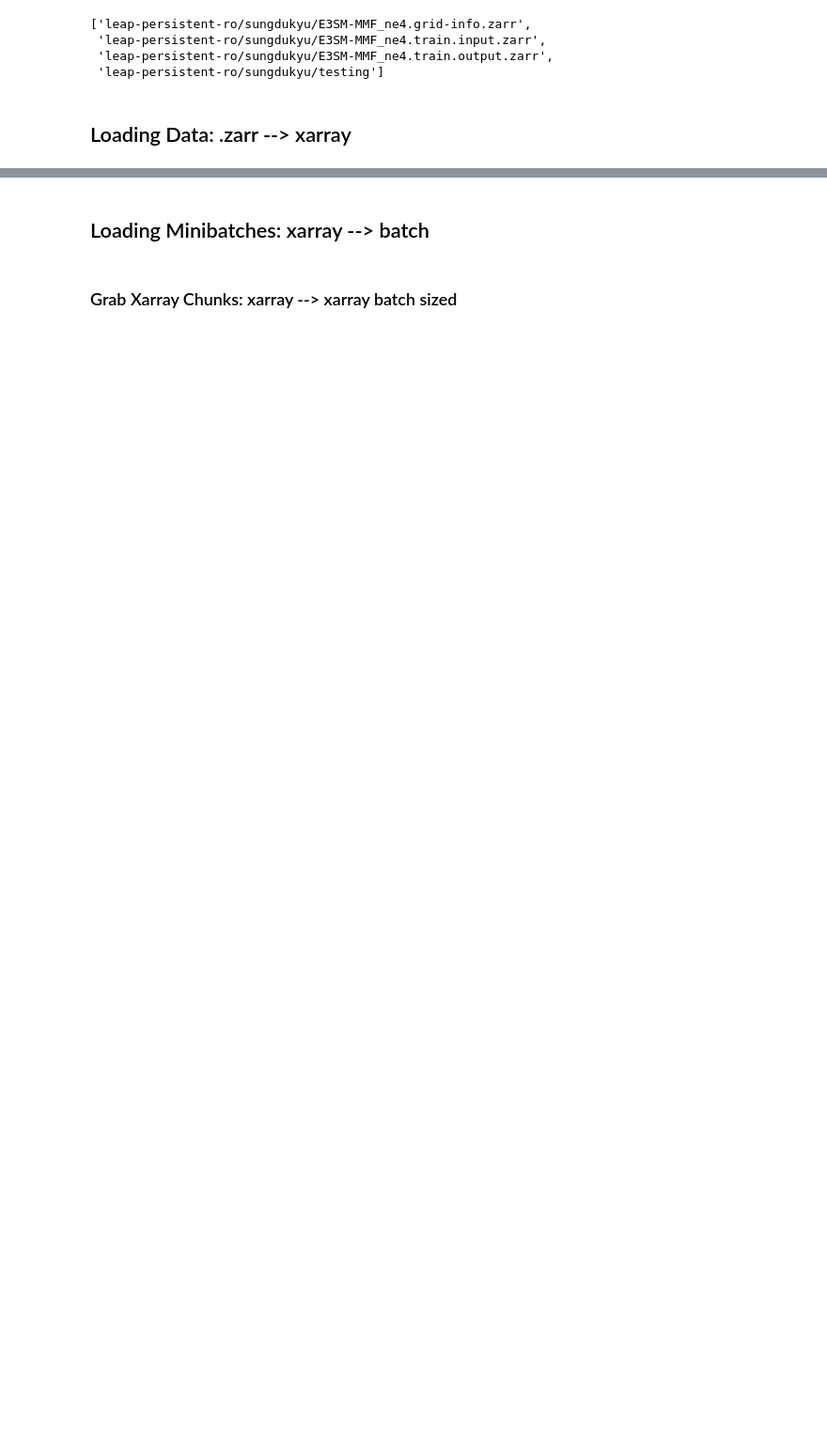
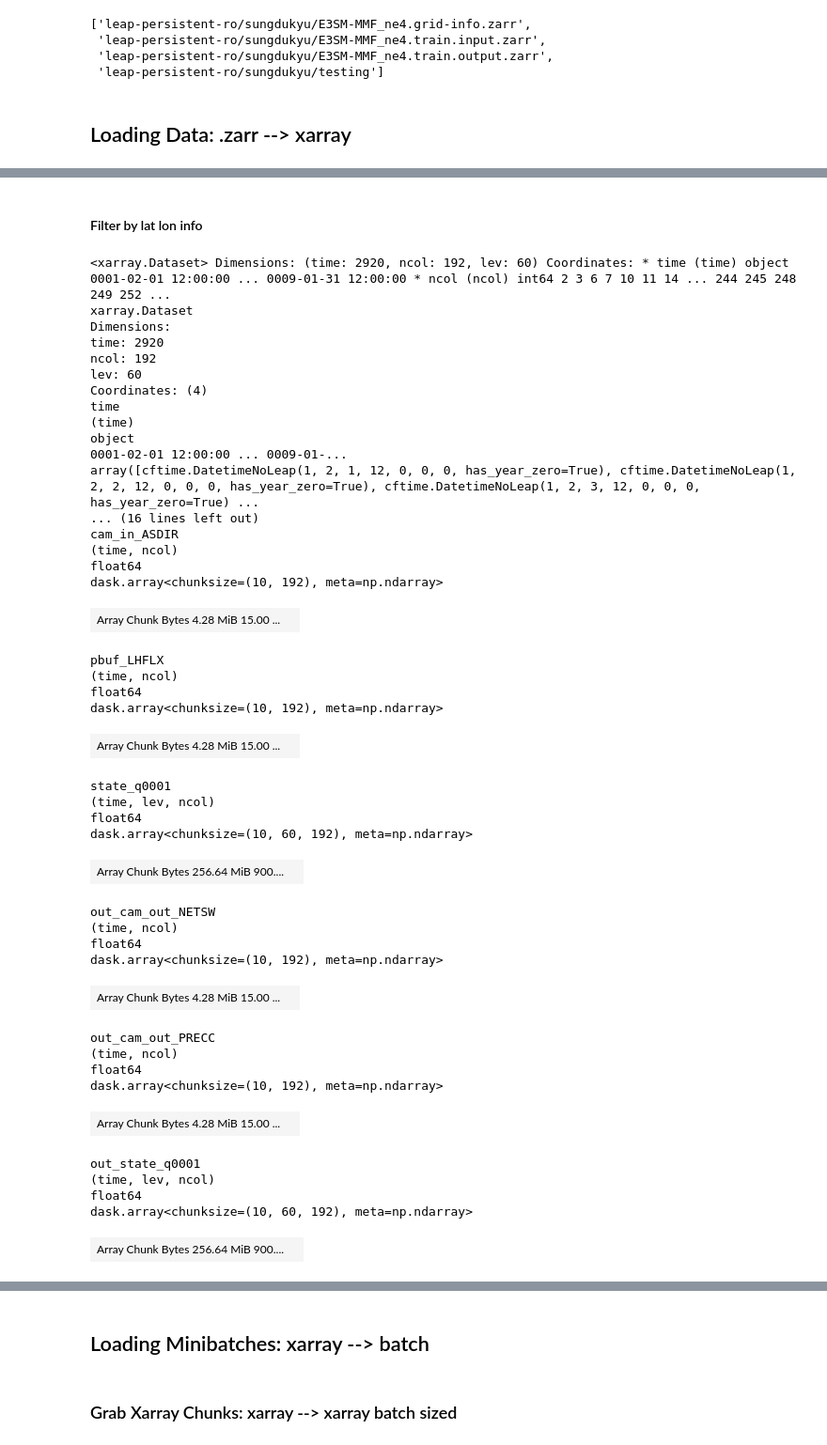
Before and after one commit to SammyAgrawal/modelPipeliningLEAP, a Jupyter notebook: Pipeline.ipynb, the cells around one changed output, grey strips where cells are left out. Shown at 94% size. Drawn from its saved outputs; the diff is of its cells as text; code cells hidden in the pictures; blank space fills up the shorter version.

```diff
--- a/Pipeline.ipynb
+++ b/Pipeline.ipynb
@@ -91,0 +163,73 @@ def split_input_output(ds):
+# %%
+def load_latlon():
+    mapper = fs.get_mapper("gs://leap-persistent-ro/sungdukyu/E3SM-MMF_ne4.grid-info.zarr")
+    ds_grid = xr.open_dataset(mapper, engine='zarr')
+    lat = ds_grid.lat.values.round(2)
+    lon = ds_grid.lon.values.round(2)
+    return(lat, lon)
+lat, lon = load_latlon()
+# %% [markdown]
+#### Filter by lat lon info
+# %%
+def select_region(condition):
+    # assumes condition is a lambda function taking in a lat and lon
+    # returns the indices for which this is true
+    lat, lon = load_latlon()
+    latlon = pd.DataFrame({"lat" : lat, "lon": lon})
+    return(list(latlon[latlon.apply(condition, axis=1)].index)) # the indices of the matching latlons
+
+def split_ds_by_area(ds, condition):
+    match = select_region(condition)
+    unmatch = select_region(lambda row : not condition(row))
+    return(ds.isel(ncol=match), ds.isel(ncol=unmatch))
+# %%
+# EXAMPLE
+f = lambda row : abs(row.lat) < 30
+# %%
+train, test = split_ds_by_area(ds, f)
+# %%
+train
+# %% [output]
+<xarray.Dataset> Dimensions: (time: 2920, ncol: 192, lev: 60) Coordinates: * time (time) object 0001-02-01 12:00:00 ... 0009-01-31 12:00:00 * ncol (ncol) int64 2 3 6 7 10 11 14 ... 244 245 248 249 252 ...
+xarray.Dataset
+Dimensions:
+time: 2920
+ncol: 192
+lev: 60
+Coordinates: (4)
+time
+(time)
+object
+0001-02-01 12:00:00 ... 0009-01-...
+array([cftime.DatetimeNoLeap(1, 2, 1, 12, 0, 0, 0, has_year_zero=True), cftime.DatetimeNoLeap(1, 2, 2, 12, 0, 0, 0, has_year_zero=True), cftime.DatetimeNoLeap(1, 2, 3, 12, 0, 0, 0, has_year_zero=True) ...
+... (16 lines left out)
+cam_in_ASDIR
+(time, ncol)
+float64
+dask.array<chunksize=(10, 192), meta=np.ndarray>
+| Array Chunk Bytes 4.28 MiB 15.00 ... |  |
+pbuf_LHFLX
+(time, ncol)
+float64
+dask.array<chunksize=(10, 192), meta=np.ndarray>
+| Array Chunk Bytes 4.28 MiB 15.00 ... |  |
+state_q0001
+(time, lev, ncol)
+float64
+dask.array<chunksize=(10, 60, 192), meta=np.ndarray>
+| Array Chunk Bytes 256.64 MiB 900.... |  |
+out_cam_out_NETSW
+(time, ncol)
+float64
+dask.array<chunksize=(10, 192), meta=np.ndarray>
+| Array Chunk Bytes 4.28 MiB 15.00 ... |  |
+out_cam_out_PRECC
+(time, ncol)
+float64
+dask.array<chunksize=(10, 192), meta=np.ndarray>
+| Array Chunk Bytes 4.28 MiB 15.00 ... |  |
+out_state_q0001
+(time, lev, ncol)
+float64
+dask.array<chunksize=(10, 60, 192), meta=np.ndarray>
+| Array Chunk Bytes 256.64 MiB 900.... |  |
```
Also changed, not shown: parts of 30 cells of this notebook, 1 other file.
